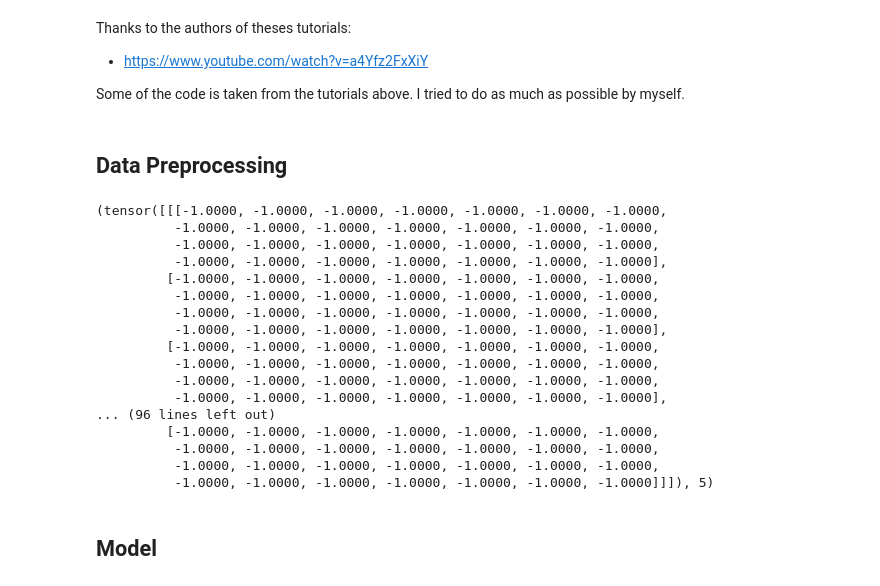
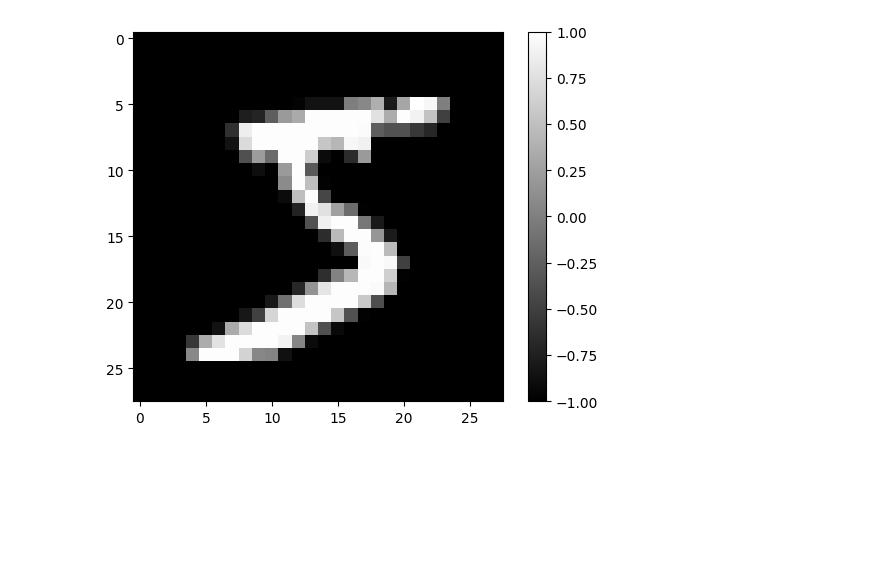
Before and after one commit to NoeGille/Diffusion_MNIST, a Jupyter notebook: diffusion_mnist.ipynb, the cells around one changed output. Drawn from its saved outputs; the diff is of its cells as text; code cells hidden in the pictures; blank space fills up the shorter version.

Commit message:
Working DDPM MNIST

```diff
--- a/diffusion_mnist.ipynb
+++ b/diffusion_mnist.ipynb
@@ -1,5 +0,0 @@
-# %% [markdown]
-Thanks to the authors of theses tutorials:
-- https://www.youtube.com/watch?v=a4Yfz2FxXiY
-
-Some of the code is taken from the tutorials above. I tried to do as much as possible by myself.
@@ -15,35 +1,24 @@ import torch
-# %% [markdown]
-## Data Preprocessing
 # %%
+from torch.utils.data import DataLoader
+from torchvision.datasets import MNIST
+from torchvision import transforms
+import matplotlib.pyplot as plt
+from torch import nn
+import torch
+
 device = torch.device('cuda' if torch.cuda.is_available() else 'cpu')
 
 preprocess = transforms.Compose(
     [
         transforms.ToTensor(),
         transforms.Normalize([0.5], [0.5]),
     ]
 )
-batch_size = 64
+batch_size = 128
 dataset = MNIST(root='', train=True, download=True, transform=preprocess)
 loader_train = DataLoader(dataset, batch_size, shuffle=True)
-print(dataset[0])
+plt.imshow(dataset[0][0].squeeze(), cmap='gray')
+plt.colorbar()
+plt.show()
 # %% [output]
-(tensor([[[-1.0000, -1.0000, -1.0000, -1.0000, -1.0000, -1.0000, -1.0000,
-          -1.0000, -1.0000, -1.0000, -1.0000, -1.0000, -1.0000, -1.0000,
-          -1.0000, -1.0000, -1.0000, -1.0000, -1.0000, -1.0000, -1.0000,
-          -1.0000, -1.0000, -1.0000, -1.0000, -1.0000, -1.0000, -1.0000],
-         [-1.0000, -1.0000, -1.0000, -1.0000, -1.0000, -1.0000, -1.0000,
-          -1.0000, -1.0000, -1.0000, -1.0000, -1.0000, -1.0000, -1.0000,
-          -1.0000, -1.0000, -1.0000, -1.0000, -1.0000, -1.0000, -1.0000,
-          -1.0000, -1.0000, -1.0000, -1.0000, -1.0000, -1.0000, -1.0000],
-         [-1.0000, -1.0000, -1.0000, -1.0000, -1.0000, -1.0000, -1.0000,
-          -1.0000, -1.0000, -1.0000, -1.0000, -1.0000, -1.0000, -1.0000,
-          -1.0000, -1.0000, -1.0000, -1.0000, -1.0000, -1.0000, -1.0000,
-          -1.0000, -1.0000, -1.0000, -1.0000, -1.0000, -1.0000, -1.0000],
-... (96 lines left out)
-         [-1.0000, -1.0000, -1.0000, -1.0000, -1.0000, -1.0000, -1.0000,
-          -1.0000, -1.0000, -1.0000, -1.0000, -1.0000, -1.0000, -1.0000,
-          -1.0000, -1.0000, -1.0000, -1.0000, -1.0000, -1.0000, -1.0000,
-          -1.0000, -1.0000, -1.0000, -1.0000, -1.0000, -1.0000, -1.0000]]]), 5)
+[figure, added]
-# %% [markdown]
-## Model
```
Also changed, not shown: parts of 13 cells of this notebook, 5 other files.
